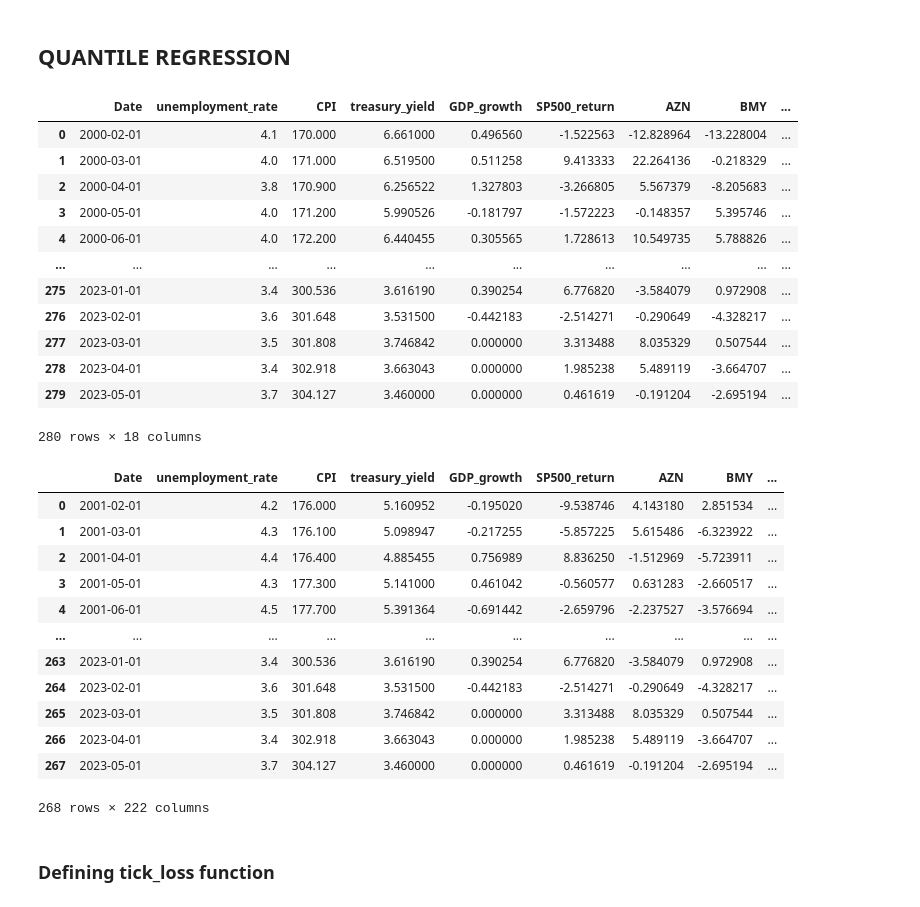
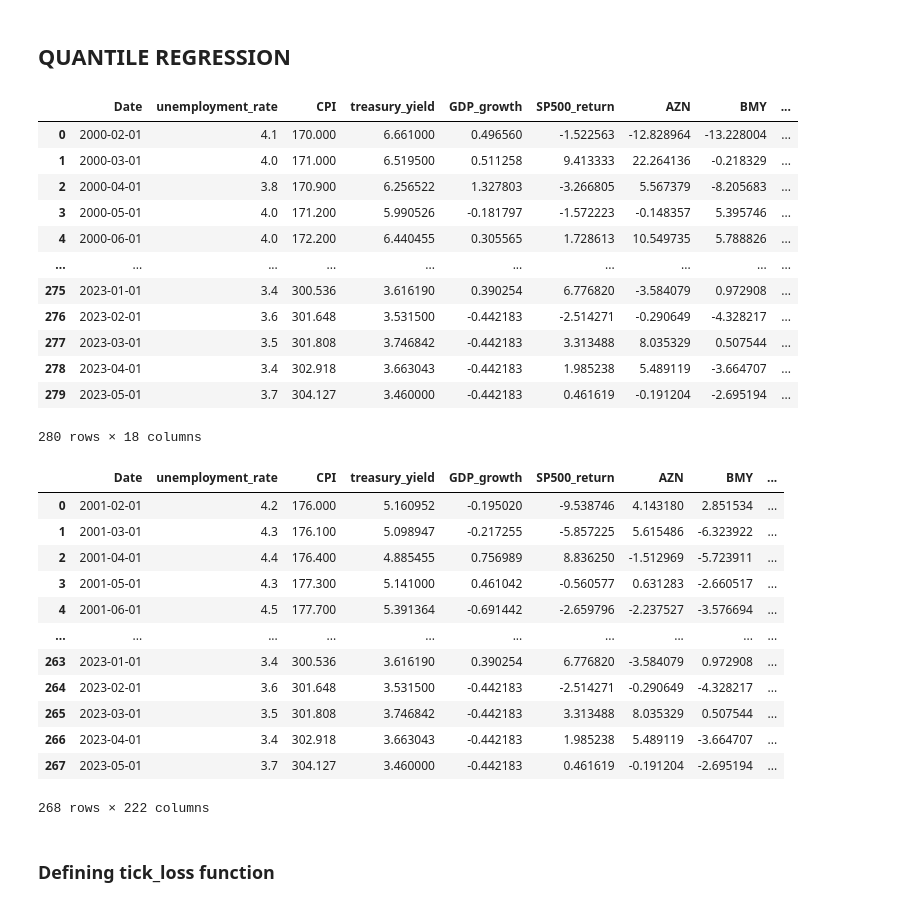
Before and after one commit to TobiPfeiffersGitHub/BSExNovartis_Thesis, a Jupyter notebook: ModelEvaluation/QR.ipynb, the cells around one changed output. Saved outputs shown, nothing was run; the diff lists cells and outputs as text; code cells hidden in the pictures.

```diff
--- a/ModelEvaluation/QR.ipynb
+++ b/ModelEvaluation/QR.ipynb
@@ -7,21 +7,21 @@ from sklearn.model_selection import TimeSeriesSplit
 # %% [markdown]
 ## QUANTILE REGRESSION
 # %%
-data = pd.read_csv('non_nan_df (1).csv', )
+data = pd.read_csv('non_nan_4.csv', )
 data
 # %% [output]
 |  | Date | unemployment_rate | CPI | treasury_yield | GDP_growth | SP500_return | AZN | BMY | ... |
 | 0 | 2000-02-01 | 4.1 | 170.000 | 6.661000 | 0.496560 | -1.522563 | -12.828964 | -13.228004 | ... |
 | 1 | 2000-03-01 | 4.0 | 171.000 | 6.519500 | 0.511258 | 9.413333 | 22.264136 | -0.218329 | ... |
 | 2 | 2000-04-01 | 3.8 | 170.900 | 6.256522 | 1.327803 | -3.266805 | 5.567379 | -8.205683 | ... |
 | 3 | 2000-05-01 | 4.0 | 171.200 | 5.990526 | -0.181797 | -1.572223 | -0.148357 | 5.395746 | ... |
 | 4 | 2000-06-01 | 4.0 | 172.200 | 6.440455 | 0.305565 | 1.728613 | 10.549735 | 5.788826 | ... |
 | ... | ... | ... | ... | ... | ... | ... | ... | ... | ... |
 | 275 | 2023-01-01 | 3.4 | 300.536 | 3.616190 | 0.390254 | 6.776820 | -3.584079 | 0.972908 | ... |
 | 276 | 2023-02-01 | 3.6 | 301.648 | 3.531500 | -0.442183 | -2.514271 | -0.290649 | -4.328217 | ... |
-| 277 | 2023-03-01 | 3.5 | 301.808 | 3.746842 | 0.000000 | 3.313488 | 8.035329 | 0.507544 | ... |
-| 278 | 2023-04-01 | 3.4 | 302.918 | 3.663043 | 0.000000 | 1.985238 | 5.489119 | -3.664707 | ... |
-| 279 | 2023-05-01 | 3.7 | 304.127 | 3.460000 | 0.000000 | 0.461619 | -0.191204 | -2.695194 | ... |
+| 277 | 2023-03-01 | 3.5 | 301.808 | 3.746842 | -0.442183 | 3.313488 | 8.035329 | 0.507544 | ... |
+| 278 | 2023-04-01 | 3.4 | 302.918 | 3.663043 | -0.442183 | 1.985238 | 5.489119 | -3.664707 | ... |
+| 279 | 2023-05-01 | 3.7 | 304.127 | 3.460000 | -0.442183 | 0.461619 | -0.191204 | -2.695194 | ... |
 280 rows × 18 columns
 # %%
 def create_lags(data, tickers, covs, period):
@@ -63,9 +63,9 @@ data
 | ... | ... | ... | ... | ... | ... | ... | ... | ... | ... |
 | 263 | 2023-01-01 | 3.4 | 300.536 | 3.616190 | 0.390254 | 6.776820 | -3.584079 | 0.972908 | ... |
 | 264 | 2023-02-01 | 3.6 | 301.648 | 3.531500 | -0.442183 | -2.514271 | -0.290649 | -4.328217 | ... |
-| 265 | 2023-03-01 | 3.5 | 301.808 | 3.746842 | 0.000000 | 3.313488 | 8.035329 | 0.507544 | ... |
-| 266 | 2023-04-01 | 3.4 | 302.918 | 3.663043 | 0.000000 | 1.985238 | 5.489119 | -3.664707 | ... |
-| 267 | 2023-05-01 | 3.7 | 304.127 | 3.460000 | 0.000000 | 0.461619 | -0.191204 | -2.695194 | ... |
+| 265 | 2023-03-01 | 3.5 | 301.808 | 3.746842 | -0.442183 | 3.313488 | 8.035329 | 0.507544 | ... |
+| 266 | 2023-04-01 | 3.4 | 302.918 | 3.663043 | -0.442183 | 1.985238 | 5.489119 | -3.664707 | ... |
+| 267 | 2023-05-01 | 3.7 | 304.127 | 3.460000 | -0.442183 | 0.461619 | -0.191204 | -2.695194 | ... |
 268 rows × 222 columns
 # %% [markdown]
 ### Defining tick_loss function
```
Also changed, not shown: parts of 6 cells of this notebook, 1 other file.
